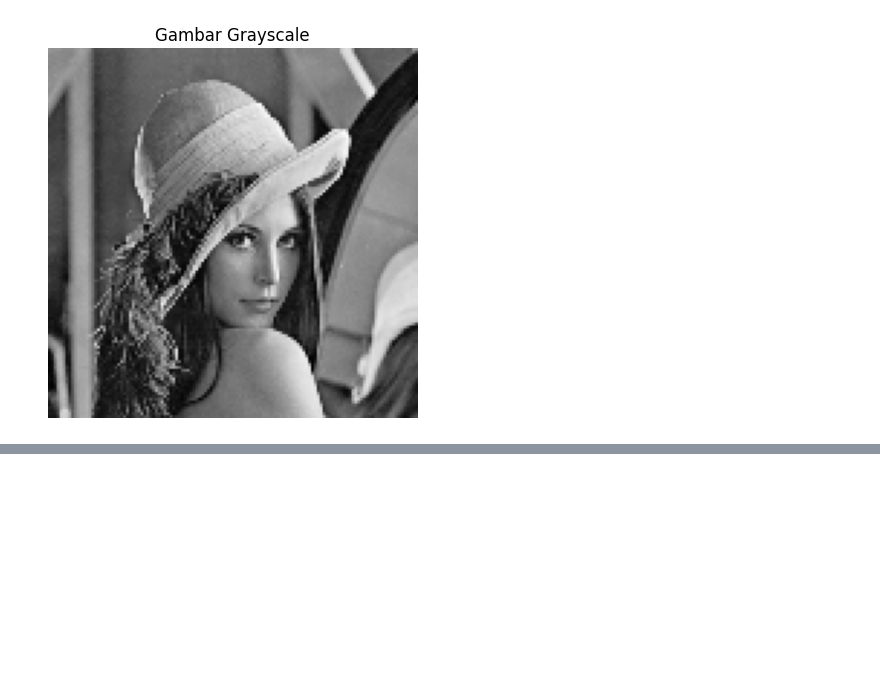
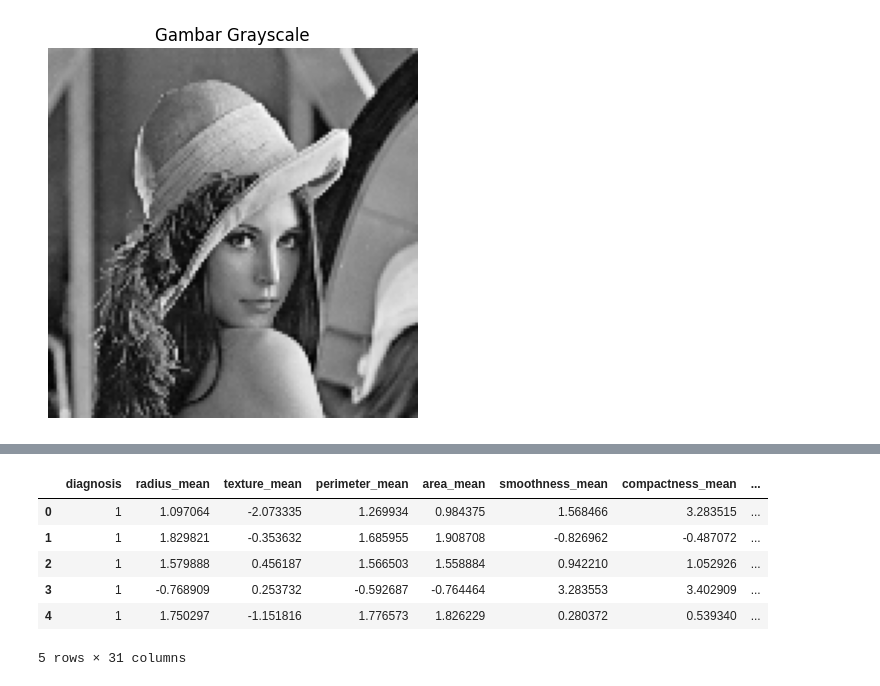
Before and after one commit to BagasArdiansaPutra/Pembelajaran-Mesin-2026, a Jupyter notebook: TG2_244107020166_BAGAS_ARDIANSA.ipynb, the cells around one changed output, grey strips where cells are left out. Drawn from its saved outputs; the diff is of its cells as text; code cells hidden in the pictures; blank space fills up the shorter version.

```diff
--- a/TG2_244107020166_BAGAS_ARDIANSA.ipynb
+++ b/TG2_244107020166_BAGAS_ARDIANSA.ipynb
@@ -285,0 +290,19 @@ plt.show()
+# %%
+import pandas as pd
+
+# Memuat dataset
+df = pd.read_csv('wbc.csv')
+
+# Menentukan variabel yang TIDAK dapat digunakan
+variabel_tidak_digunakan = ['id', 'Unnamed: 32']
+
+print("Variabel yang TIDAK dapat digunakan:")
+print(variabel_tidak_digunakan)
+
+# Menentukan variabel yang DAPAT digunakan
+variabel_digunakan = df.columns.drop(variabel_tidak_digunakan).tolist()
+
+print("\nVariabel yang DAPAT digunakan:")
+print(variabel_digunakan)
+
+df_bersih = df.drop(columns=variabel_tidak_digunakan, errors='ignore')
@@ -285,0 +317,10 @@ plt.show()
+# %%
+from sklearn.preprocessing import LabelEncoder
+
+# Inisialisasi LabelEncoder
+le = LabelEncoder()
+df_bersih['diagnosis'] = le.fit_transform(df_bersih['diagnosis'])
+
+# Menampilkan hasil (B = 0, M = 1)
+print("Mapping kelas (B=0, M=1):", le.classes_)
+print(df_bersih[['diagnosis']].head())
@@ -285,0 +337,19 @@ plt.show()
+# %%
+from sklearn.preprocessing import StandardScaler
+
+# kolom fitur numerik kecuali 'diagnosis'
+kolom_fitur = df_bersih.columns.drop('diagnosis')
+
+# Inisialisasi StandardScaler
+scaler = StandardScaler()
+df_bersih[kolom_fitur] = scaler.fit_transform(df_bersih[kolom_fitur])
+
+display(df_bersih.head())
+# %% [output]
+|  | diagnosis | radius_mean | texture_mean | perimeter_mean | area_mean | smoothness_mean | compactness_mean | ... |
+| 0 | 1 | 1.097064 | -2.073335 | 1.269934 | 0.984375 | 1.568466 | 3.283515 | ... |
+| 1 | 1 | 1.829821 | -0.353632 | 1.685955 | 1.908708 | -0.826962 | -0.487072 | ... |
+| 2 | 1 | 1.579888 | 0.456187 | 1.566503 | 1.558884 | 0.942210 | 1.052926 | ... |
+| 3 | 1 | -0.768909 | 0.253732 | -0.592687 | -0.764464 | 3.283553 | 3.402909 | ... |
+| 4 | 1 | 1.750297 | -1.151816 | 1.776573 | 1.826229 | 0.280372 | 0.539340 | ... |
+5 rows × 31 columns
```
Also changed, not shown: parts of 5 cells of this notebook.
